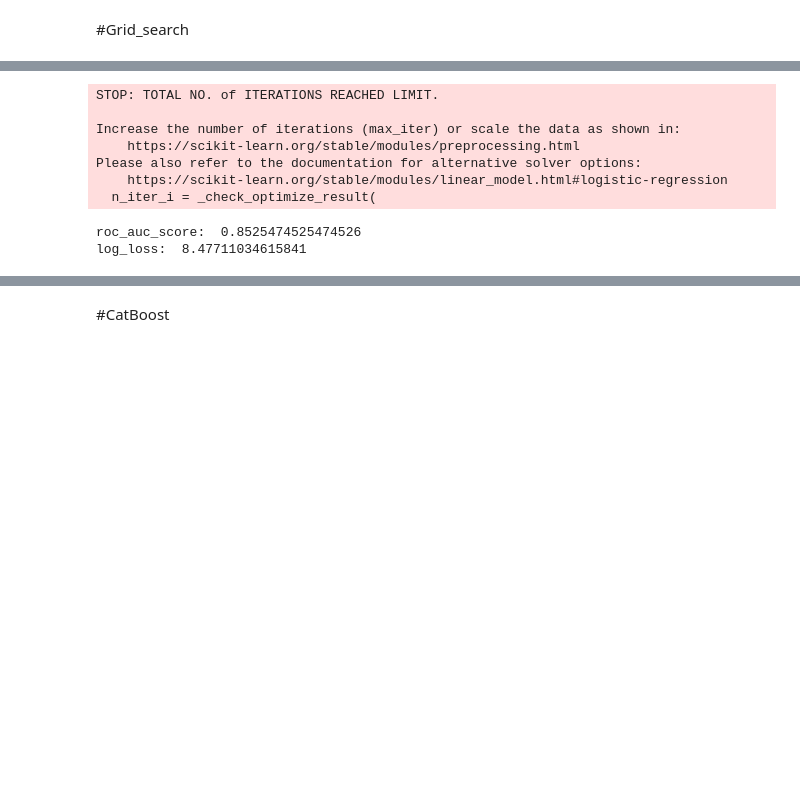
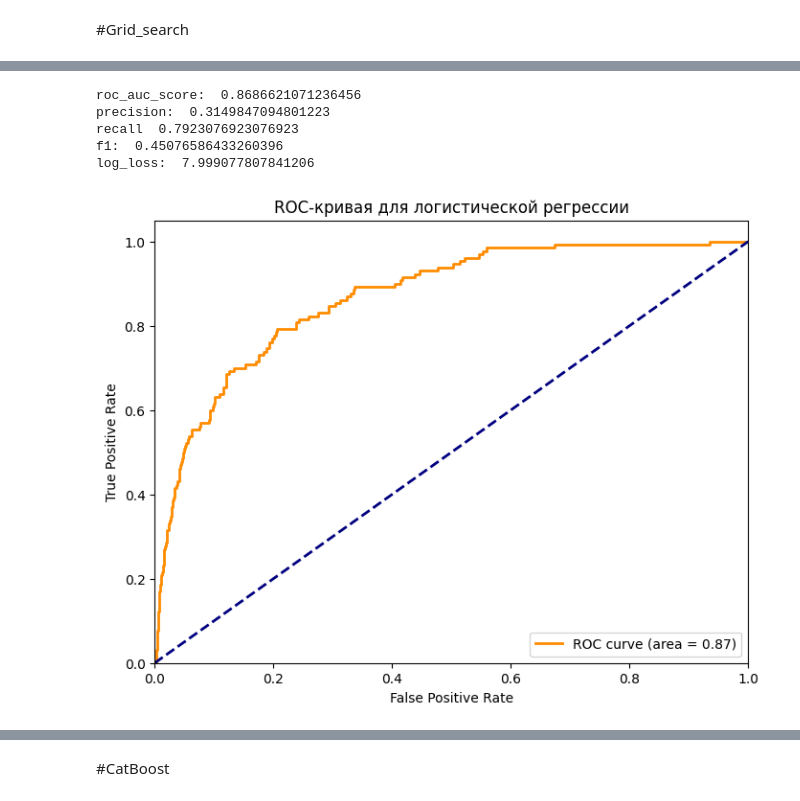
Before and after one commit to seregamikhailov/Credit-scoring, a Jupyter notebook: Credit_scoring.ipynb, the cells around one changed output, grey strips where cells are left out. Drawn from its saved outputs; the diff is of its cells as text; code cells hidden in the pictures; blank space fills up the shorter version.

```diff
--- a/Credit_scoring.ipynb
+++ b/Credit_scoring.ipynb
@@ -316,12 +349,22 @@ log_loss:  9.847470289334394
 # %% [markdown]
 #Grid_search
 # %%
-params_grid_search = {'penalty':['l1','l2','elasticnet','none'],
-                      'C': np.linspace(1,1000,num = 5),
-                      'solver': ['sag','saga','lbfgs'],
-                      'l1_ratio':[0.25,0.5,0.75],
-                      'max_iter':np.arange(100,500,100)}
-grid_cv = GridSearchCV(model, param_grid=params_grid_search,cv = 3,verbose = True,n_jobs = -1)
+params_grid_search = [
+    {
+        'C': [0.01, 0.1, 1, 10, 100],
+        'penalty': ['l1', 'l2'],
+        'solver': ['liblinear'],
+        'max_iter': [100, 500, 1000]
+    },
+    {
+        'C': [0.01, 0.1, 1, 10, 100],
+        'penalty': ['elasticnet'],
+        'solver': ['saga'],
+        'l1_ratio': [0.1, 0.5, 0.7],
+        'max_iter': [100, 500, 1000]
+    }
+]
+grid_cv = GridSearchCV(model, param_grid=params_grid_search,cv=5, scoring='accuracy', verbose=1, n_jobs=-1)
 # %%
 grid_cv.fit(X_train,y_train)
 # %% [output]
@@ -364,19 +392,32 @@ print(grid_cv.best_score_)
 # %%
-model_grid = LogisticRegression(C =  1.0, max_iter =  400, penalty =  None, solver =  'lbfgs',class_weight='balanced')
+model_grid = LogisticRegression(C =  1.0, max_iter =  100, penalty =  'l1', solver =  'liblinear',class_weight='balanced')
 model_grid.fit(X_train,y_train)
 y_pred_grid = model_grid.predict(X_test)
 y_score_grid = model_grid.predict_proba(X_test)[:,1]
-# %% [output]
-STOP: TOTAL NO. of ITERATIONS REACHED LIMIT.
-
-Increase the number of iterations (max_iter) or scale the data as shown in:
-    https://scikit-learn.org/stable/modules/preprocessing.html
-Please also refer to the documentation for alternative solver options:
-    https://scikit-learn.org/stable/modules/linear_model.html#logistic-regression
-  n_iter_i = _check_optimize_result(
 # %%
 print("roc_auc_score: ",roc_auc_score(y_test,y_score_grid))
+print("precision: ", precision_score(y_test,y_pred_grid))
+print("recall ", recall_score(y_test,y_pred_grid))
+print("f1: ", f1_score(y_test,y_pred_grid))
 print("log_loss: ",log_loss(y_test,y_pred_grid))
 # %% [output]
-roc_auc_score:  0.8525474525474526
-log_loss:  8.47711034615841
+roc_auc_score:  0.8686621071236456
+precision:  0.3149847094801223
+recall  0.7923076923076923
+f1:  0.45076586433260396
+log_loss:  7.999077807841206
+# %%
+fpr, tpr, thresholds = roc_curve(y_test, y_score_grid)
+roc_auc = auc(fpr, tpr)
+plt.figure(figsize=(8, 6))
+plt.plot(fpr, tpr, color='darkorange', lw=2, label=f'ROC curve (area = {roc_auc:.2f})')
+plt.plot([0, 1], [0, 1], color='navy', lw=2, linestyle='--')
+plt.xlim([0.0, 1.0])
+plt.ylim([0.0, 1.05])
+plt.xlabel('False Positive Rate')
+plt.ylabel('True Positive Rate')
+plt.legend(loc="lower right")
+plt.title('ROC-кривая для логистической регрессии')
+plt.show()
+# %% [output]
+[figure, added]
```
Also changed, not shown: parts of 29 cells of this notebook.
